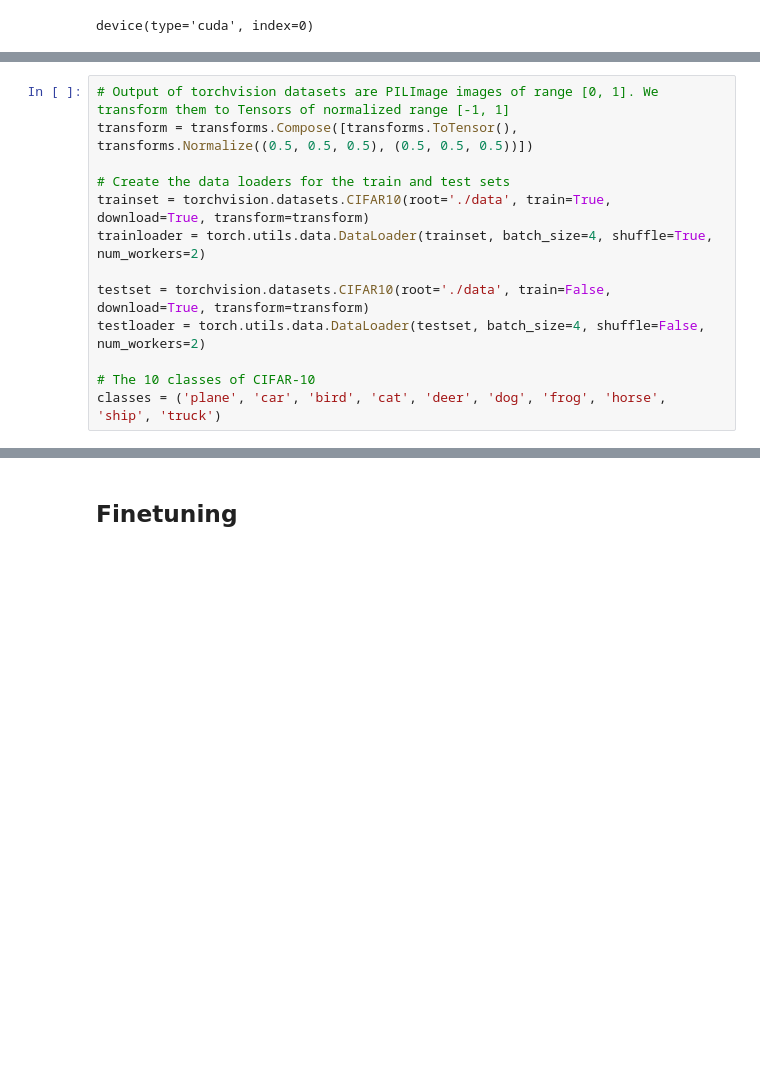
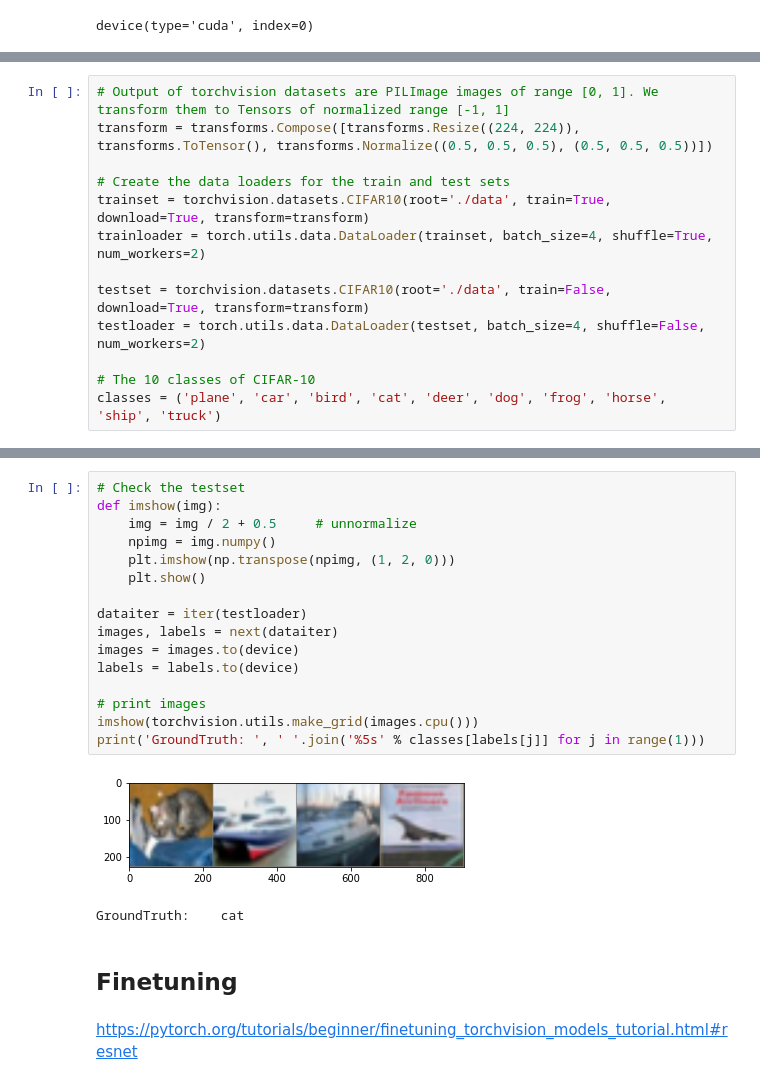
Before and after one commit to LukasEder1/DeepLearning, a Jupyter notebook: Assignment2/exercise3.ipynb, the cells around one changed output, grey strips where cells are left out. Drawn from its saved outputs; the diff is of its cells as text; blank space fills up the shorter version.

Commit message:
changed image size

```diff
--- a/Assignment2/exercise3.ipynb
+++ b/Assignment2/exercise3.ipynb
@@ -32,6 +42,6 @@ device(type='cuda', index=0)
 # %%
 # Output of torchvision datasets are PILImage images of range [0, 1]. We transform them to Tensors of normalized range [-1, 1]
-transform = transforms.Compose([transforms.ToTensor(), transforms.Normalize((0.5, 0.5, 0.5), (0.5, 0.5, 0.5))])
+transform = transforms.Compose([transforms.Resize((224, 224)), transforms.ToTensor(), transforms.Normalize((0.5, 0.5, 0.5), (0.5, 0.5, 0.5))])
 
 # Create the data loaders for the train and test sets
 trainset = torchvision.datasets.CIFAR10(root='./data', train=True, download=True, transform=transform)
@@ -49,5 +58,26 @@ Files already downloaded and verified
+# %%
+# Check the testset
+def imshow(img):
+    img = img / 2 + 0.5     # unnormalize
+    npimg = img.numpy()
+    plt.imshow(np.transpose(npimg, (1, 2, 0)))
+    plt.show()
+
+dataiter = iter(testloader)
+images, labels = next(dataiter)
+images = images.to(device)
+labels = labels.to(device)
+
+# print images
+imshow(torchvision.utils.make_grid(images.cpu()))
+print('GroundTruth: ', ' '.join('%5s' % classes[labels[j]] for j in range(1)))
+# %% [output]
+[figure, added]
+GroundTruth:    cat
 # %% [markdown]
 ## Finetuning
+# %% [markdown]
+https://pytorch.org/tutorials/beginner/finetuning_torchvision_models_tutorial.html#resnet
 # %%
 
 # Create a vgg16 network with pretrained weights (trained on ImageNet)
```
Also changed, not shown: parts of 25 cells of this notebook.
